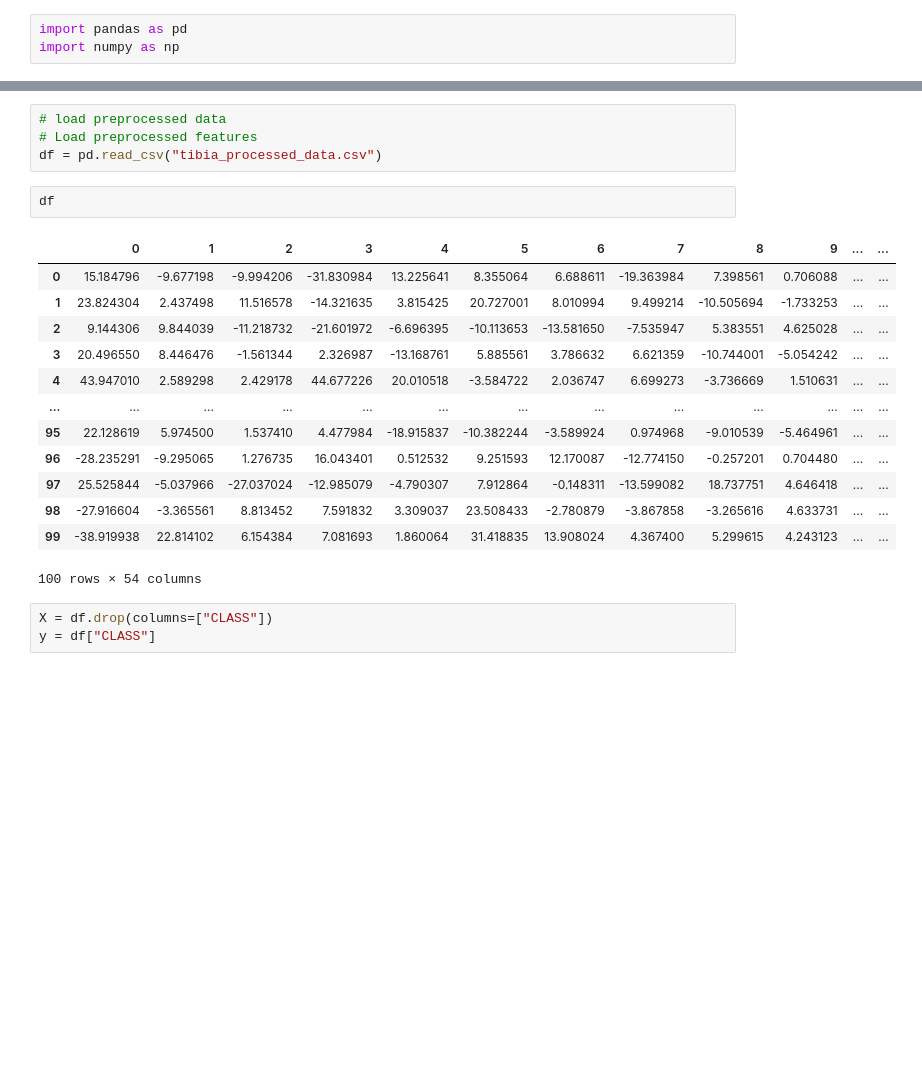
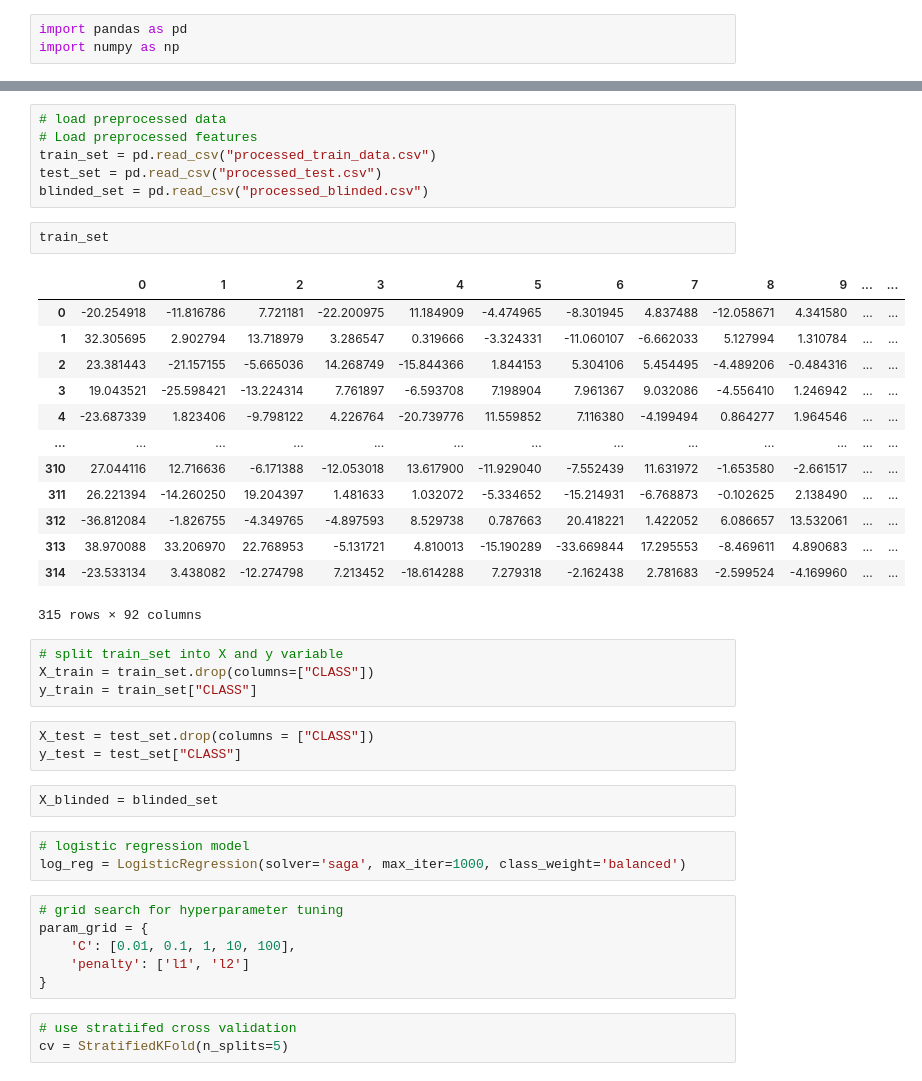
Before and after one commit to Priyanka32-gif/Tibia_bone_Classification, a Jupyter notebook: notebooks/Logistic_Regression.ipynb, the cells around one changed output, grey strips where cells are left out. Saved outputs shown, nothing was run; the diff lists cells and outputs as text; blank space fills up the shorter version.

Commit message:
Logistic regression updated

```diff
--- a/notebooks/Logistic_Regression.ipynb
+++ b/notebooks/Logistic_Regression.ipynb
@@ -6,23 +14,43 @@ import numpy as np
 # %%
 # load preprocessed data
 # Load preprocessed features
-df = pd.read_csv("tibia_processed_data.csv")
+train_set = pd.read_csv("processed_train_data.csv")
+test_set = pd.read_csv("processed_test.csv")
+blinded_set = pd.read_csv("processed_blinded.csv")
 # %%
-df
+train_set
 # %% [output]
 |  | 0 | 1 | 2 | 3 | 4 | 5 | 6 | 7 | 8 | 9 | ... | ... |
-| 0 | 15.184796 | -9.677198 | -9.994206 | -31.830984 | 13.225641 | 8.355064 | 6.688611 | -19.363984 | 7.398561 | 0.706088 | ... | ... |
-| 1 | 23.824304 | 2.437498 | 11.516578 | -14.321635 | 3.815425 | 20.727001 | 8.010994 | 9.499214 | -10.505694 | -1.733253 | ... | ... |
-| 2 | 9.144306 | 9.844039 | -11.218732 | -21.601972 | -6.696395 | -10.113653 | -13.581650 | -7.535947 | 5.383551 | 4.625028 | ... | ... |
-| 3 | 20.496550 | 8.446476 | -1.561344 | 2.326987 | -13.168761 | 5.885561 | 3.786632 | 6.621359 | -10.744001 | -5.054242 | ... | ... |
-| 4 | 43.947010 | 2.589298 | 2.429178 | 44.677226 | 20.010518 | -3.584722 | 2.036747 | 6.699273 | -3.736669 | 1.510631 | ... | ... |
+| 0 | -20.254918 | -11.816786 | 7.721181 | -22.200975 | 11.184909 | -4.474965 | -8.301945 | 4.837488 | -12.058671 | 4.341580 | ... | ... |
+| 1 | 32.305695 | 2.902794 | 13.718979 | 3.286547 | 0.319666 | -3.324331 | -11.060107 | -6.662033 | 5.127994 | 1.310784 | ... | ... |
+| 2 | 23.381443 | -21.157155 | -5.665036 | 14.268749 | -15.844366 | 1.844153 | 5.304106 | 5.454495 | -4.489206 | -0.484316 | ... | ... |
+| 3 | 19.043521 | -25.598421 | -13.224314 | 7.761897 | -6.593708 | 7.198904 | 7.961367 | 9.032086 | -4.556410 | 1.246942 | ... | ... |
+| 4 | -23.687339 | 1.823406 | -9.798122 | 4.226764 | -20.739776 | 11.559852 | 7.116380 | -4.199494 | 0.864277 | 1.964546 | ... | ... |
 | ... | ... | ... | ... | ... | ... | ... | ... | ... | ... | ... | ... | ... |
-| 95 | 22.128619 | 5.974500 | 1.537410 | 4.477984 | -18.915837 | -10.382244 | -3.589924 | 0.974968 | -9.010539 | -5.464961 | ... | ... |
-| 96 | -28.235291 | -9.295065 | 1.276735 | 16.043401 | 0.512532 | 9.251593 | 12.170087 | -12.774150 | -0.257201 | 0.704480 | ... | ... |
-| 97 | 25.525844 | -5.037966 | -27.037024 | -12.985079 | -4.790307 | 7.912864 | -0.148311 | -13.599082 | 18.737751 | 4.646418 | ... | ... |
-| 98 | -27.916604 | -3.365561 | 8.813452 | 7.591832 | 3.309037 | 23.508433 | -2.780879 | -3.867858 | -3.265616 | 4.633731 | ... | ... |
-| 99 | -38.919938 | 22.814102 | 6.154384 | 7.081693 | 1.860064 | 31.418835 | 13.908024 | 4.367400 | 5.299615 | 4.243123 | ... | ... |
+| 310 | 27.044116 | 12.716636 | -6.171388 | -12.053018 | 13.617900 | -11.929040 | -7.552439 | 11.631972 | -1.653580 | -2.661517 | ... | ... |
+| 311 | 26.221394 | -14.260250 | 19.204397 | 1.481633 | 1.032072 | -5.334652 | -15.214931 | -6.768873 | -0.102625 | 2.138490 | ... | ... |
+| 312 | -36.812084 | -1.826755 | -4.349765 | -4.897593 | 8.529738 | 0.787663 | 20.418221 | 1.422052 | 6.086657 | 13.532061 | ... | ... |
+| 313 | 38.970088 | 33.206970 | 22.768953 | -5.131721 | 4.810013 | -15.190289 | -33.669844 | 17.295553 | -8.469611 | 4.890683 | ... | ... |
+| 314 | -23.533134 | 3.438082 | -12.274798 | 7.213452 | -18.614288 | 7.279318 | -2.162438 | 2.781683 | -2.599524 | -4.169960 | ... | ... |
-100 rows × 54 columns
+315 rows × 92 columns
 # %%
-X = df.drop(columns=["CLASS"])
-y = df["CLASS"]
+# split train_set into X and y variable
+X_train = train_set.drop(columns=["CLASS"])
+y_train = train_set["CLASS"]
+# %%
+X_test = test_set.drop(columns = ["CLASS"])
+y_test = test_set["CLASS"]
+# %%
+X_blinded = blinded_set
+# %%
+# logistic regression model
+log_reg = LogisticRegression(solver='saga', max_iter=1000, class_weight='balanced')
+# %%
+# grid search for hyperparameter tuning
+param_grid = {
+    'C': [0.01, 0.1, 1, 10, 100],
+    'penalty': ['l1', 'l2']
+}
+# %%
+# use stratiifed cross validation
+cv = StratifiedKFold(n_splits=5)
```
Also changed, not shown: parts of 11 cells of this notebook, 3 other files.
